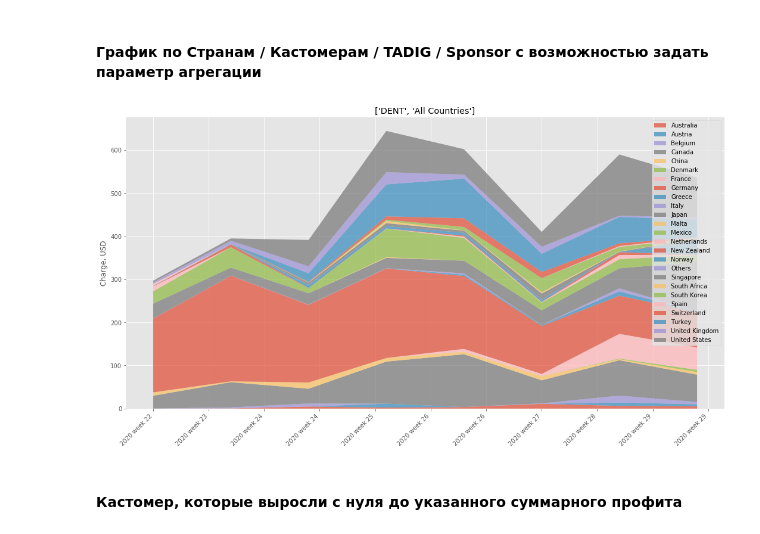
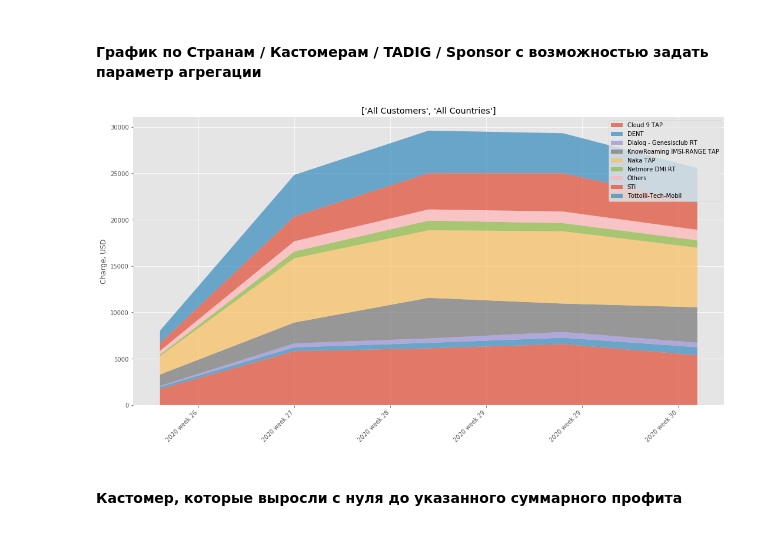
Before and after one commit to balobinp/RB_BD, a Jupyter notebook: RB_PROFIT_REPORT_VER10.ipynb, the cells around one changed output. Drawn from its saved outputs; the diff is of its cells as text; code cells hidden in the pictures.

```diff
--- a/RB_PROFIT_REPORT_VER10.ipynb
+++ b/RB_PROFIT_REPORT_VER10.ipynb
@@ -189,10 +196,10 @@ df_bss_processed.loc[df_bss_processed.SponsorPrefix=='S4'].groupby(['Month','Spo
 # %% [markdown]
 #### График по Странам / Кастомерам / TADIG / Sponsor с возможностью задать параметр агрегации
 # %%
-threshold = 1 # Ниже данного порога (USD) значение будет попадать в Other
-aggregation_type = 'Country' # CustomerName, Country, Tadig, SponsorPrefix
+threshold = 500 # Ниже данного порога (USD) значение будет попадать в Other
+aggregation_type = 'CustomerName' # CustomerName, Country, Tadig, SponsorPrefix
 
-customer = 'DENT' # Define the Customer with regular expression or leave ''
+customer = '' # Define the Customer with regular expression or leave ''
 country = ''
 # Define the Country with regular expression or leave ''
 
@@ -220,34 +227,34 @@ s1 = df_temp.groupby(['Week', aggregation_type], as_index=False)['TOTAL'].sum()\
 list_other = s1[s1.values <= threshold].index.tolist()
 
 df_temp.loc[df_bss_processed[aggregation_type].isin(list_other), [aggregation_type]] = 'Others'
 
 df_temp = df_temp.groupby(['Week', aggregation_type], as_index=False)['TOTAL'].sum()
 
 df_temp = df_temp.pivot_table(values='TOTAL',index=['Week']
                    ,columns=aggregation_type, aggfunc=np.sum).reset_index().sort_values(by='Week')
 
 df_temp.fillna(0, inplace=True)
 
 fig = plt.figure(figsize=(18,9))
 ax = fig.add_subplot(1,1,1)
 ax.stackplot(df_temp['Week'].values, df_temp.drop('Week', axis=1).T, labels=df_temp.columns[1:], alpha=0.70)
 ax.legend(loc='upper right')
 ax.set_ylabel('Charge, USD')
 plt.xticks(rotation=45, ha="right")
 
 # Удалить рамку графика
 for spine in plt.gca().spines.values():
     spine.set_visible(False)
 
 ax.set_title(plot_name) #Задать название графика
 
 date_format = mdates.DateFormatter('%Y week %U')
 ax.xaxis.set_major_formatter(date_format)
 ax.xaxis.set_major_locator(ticker.MultipleLocator(5))
 
 plt.show()
 # %% [output]
-[figure, old version]
+[figure, new version]
 # %%
 # For Dent
 df_temp.to_csv(join(downloads,'CostReport200724.csv'), index=False)
```
Also changed, not shown: parts of 18 cells of this notebook, 5 other files.
